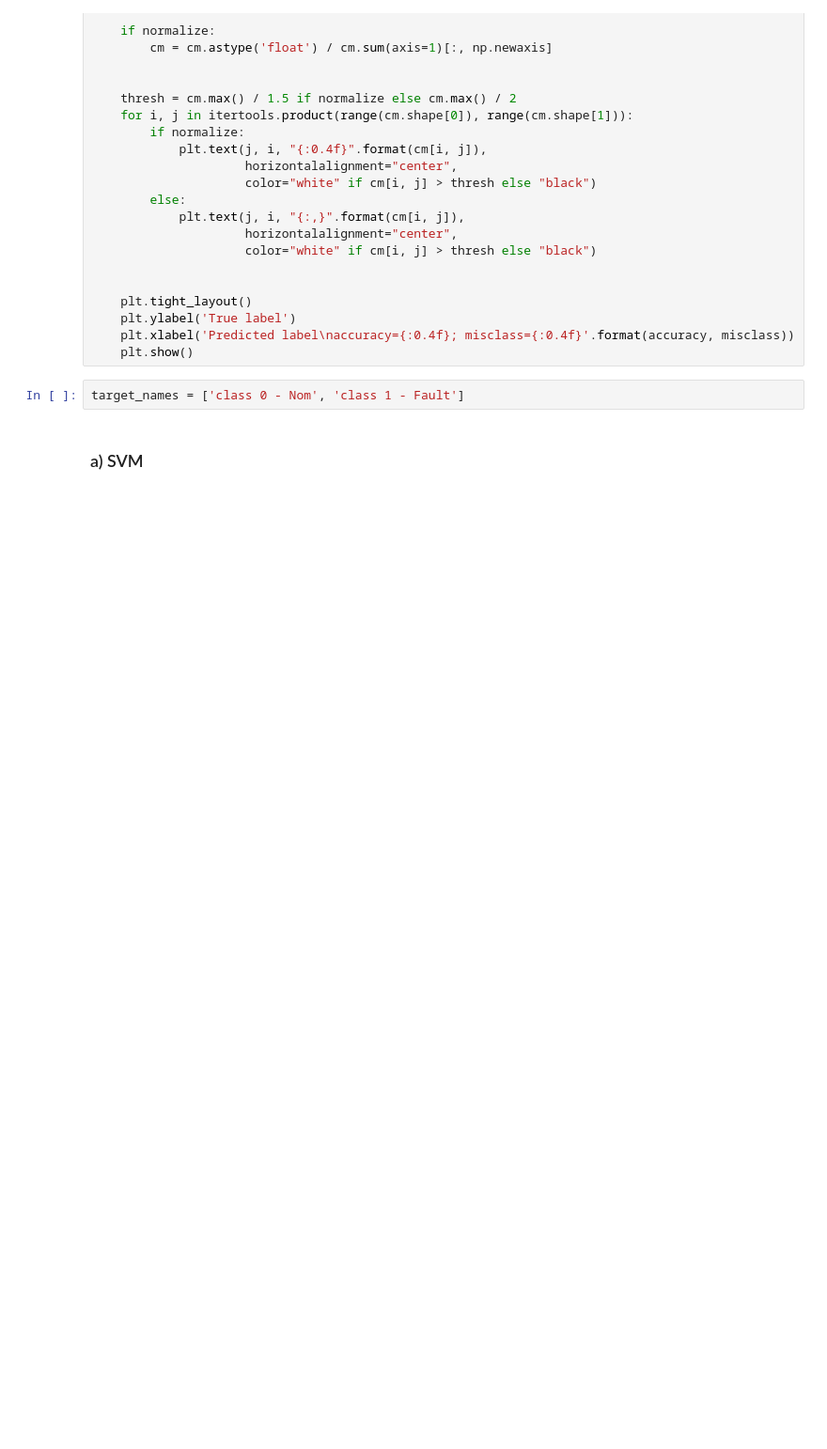
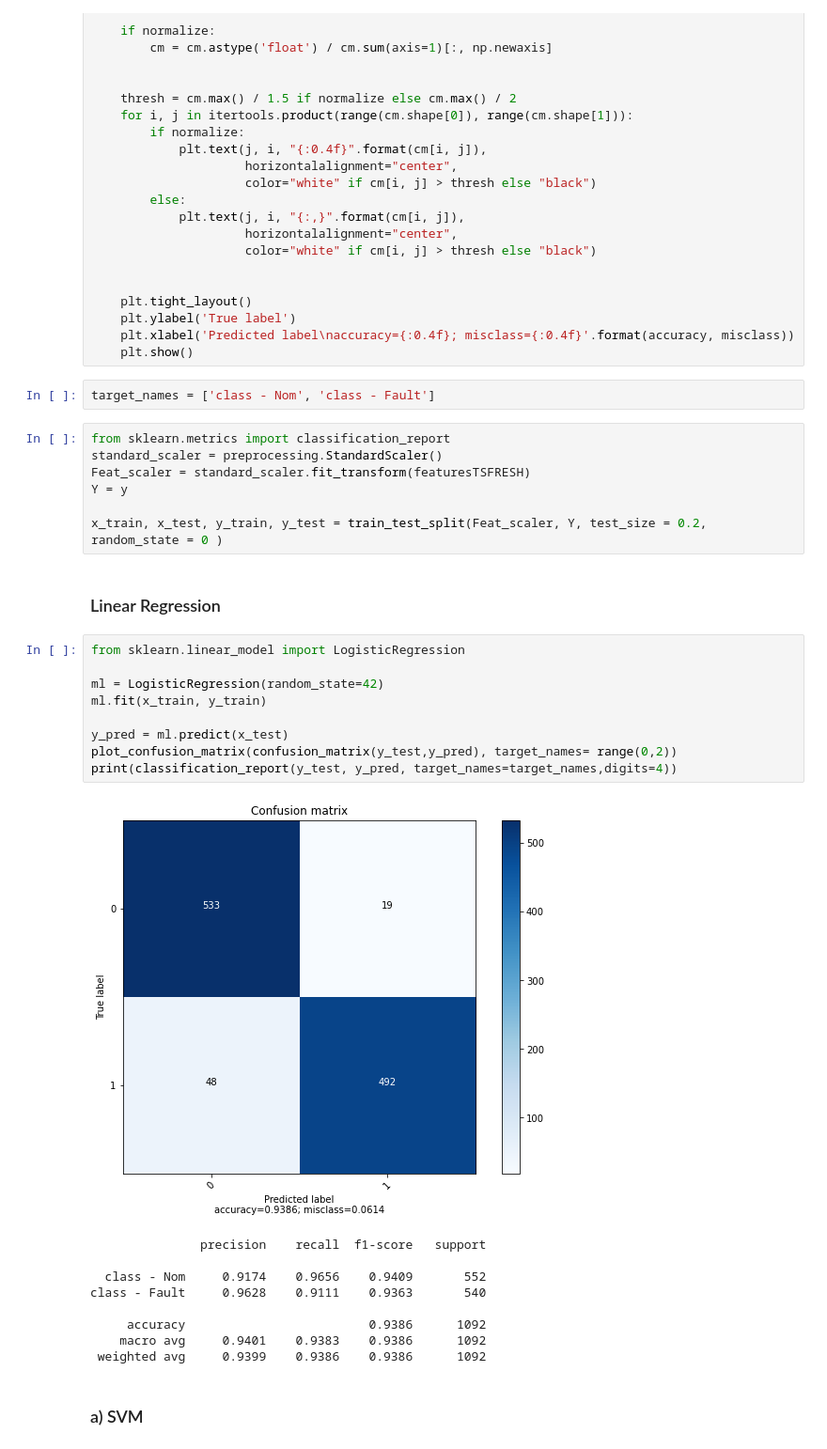
Before and after one commit to LuisSantoss/HIML, a Jupyter notebook: HIML_6_ MonteCarlo.ipynb, the cells around one changed output. Shown at 94% size. Cells and saved outputs as stored; diff of their text form; blank space fills up the shorter version.

```diff
--- a/HIML_6_ MonteCarlo.ipynb
+++ b/HIML_6_ MonteCarlo.ipynb
@@ -474,7 +540,35 @@ def plot_confusion_matrix(cm,
     plt.xlabel('Predicted label\naccuracy={:0.4f}; misclass={:0.4f}'.format(accuracy, misclass))
     plt.show()
 # %%
-target_names = ['class 0 - Nom', 'class 1 - Fault']
+target_names = ['class - Nom', 'class - Fault']
+# %%
+from sklearn.metrics import classification_report
+standard_scaler = preprocessing.StandardScaler()
+Feat_scaler = standard_scaler.fit_transform(featuresTSFRESH)
+Y = y
+
+x_train, x_test, y_train, y_test = train_test_split(Feat_scaler, Y, test_size = 0.2, random_state = 0 )
+# %% [markdown]
+### Linear Regression
+# %%
+from sklearn.linear_model import LogisticRegression
+
+ml = LogisticRegression(random_state=42)
+ml.fit(x_train, y_train)
+
+y_pred = ml.predict(x_test)
+plot_confusion_matrix(confusion_matrix(y_test,y_pred), target_names= range(0,2))
+print(classification_report(y_test, y_pred, target_names=target_names,digits=4))
+# %% [output]
+[figure, added]
+               precision    recall  f1-score   support
+
+  class - Nom     0.9174    0.9656    0.9409       552
+class - Fault     0.9628    0.9111    0.9363       540
+
+     accuracy                         0.9386      1092
+    macro avg     0.9401    0.9383    0.9386      1092
+ weighted avg     0.9399    0.9386    0.9386      1092
 # %% [markdown]
 ### a) SVM
 # %%
```
Also changed, not shown: parts of 32 cells of this notebook, 1 other file.
